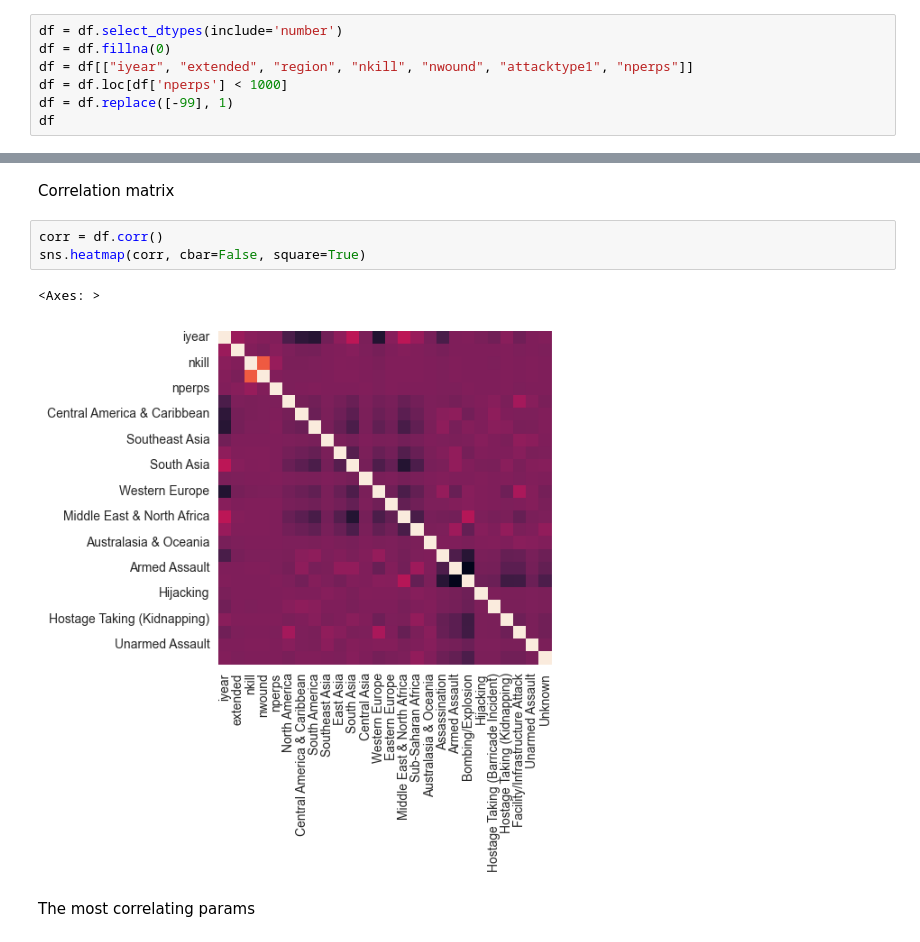
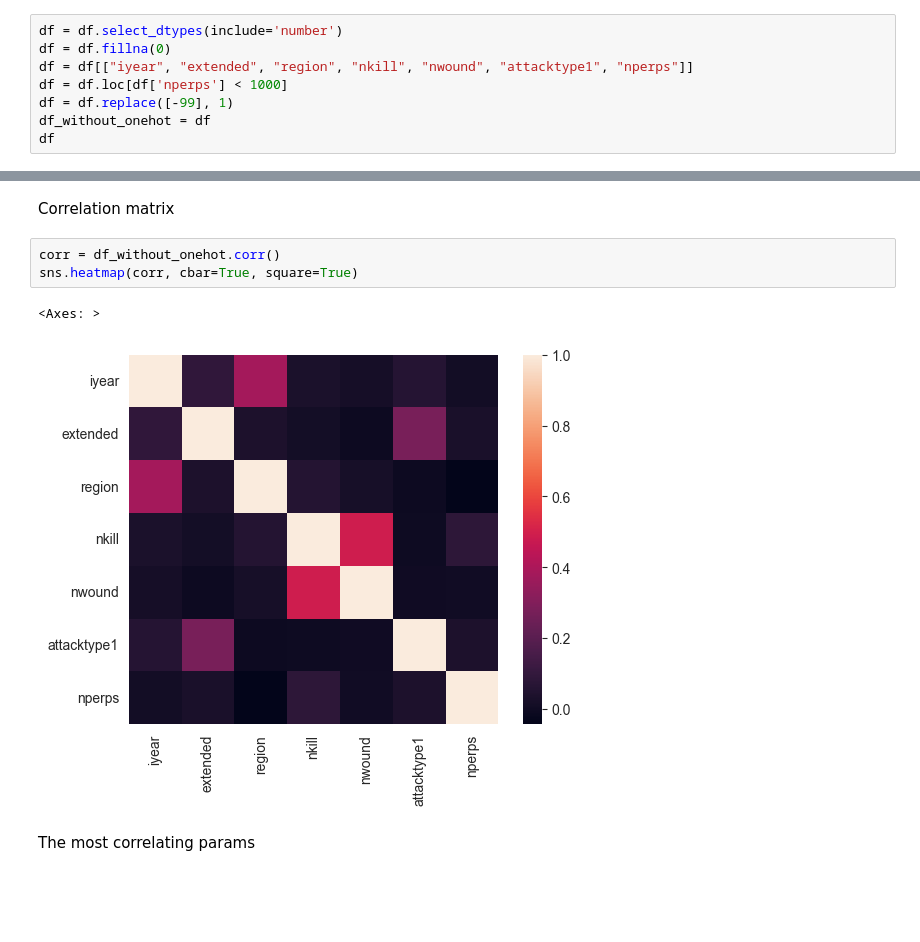
Before and after one commit to GarlicRoll/ML-TerrActs, a Jupyter notebook: MLLAB01.ipynb, the cells around one changed output, grey strips where cells are left out. Drawn from its saved outputs; the diff is of its cells as text; blank space fills up the shorter version.

```diff
--- a/MLLAB01.ipynb
+++ b/MLLAB01.ipynb
@@ -158,6 +164,7 @@ df = df.fillna(0)
 df = df[["iyear", "extended", "region", "nkill", "nwound", "attacktype1", "nperps"]]
 df = df.loc[df['nperps'] < 1000]
 df = df.replace([-99], 1)
+df_without_onehot = df
 df
 # %% [output]
 |  | iyear | extended | region | nkill | nwound | attacktype1 | nperps |
@@ -249,11 +267,11 @@ c. Correlations
 # %% [markdown]
 Correlation matrix
 # %%
-corr = df.corr()
-sns.heatmap(corr, cbar=False, square=True)
+corr = df_without_onehot.corr()
+sns.heatmap(corr, cbar=True, square=True)
 # %% [output]
 <Axes: >
-[figure, old version]
+[figure, new version]
 # %% [markdown]
 The most correlating params
 # %%
```
Also changed, not shown: parts of 21 cells of this notebook, 1 other file.
